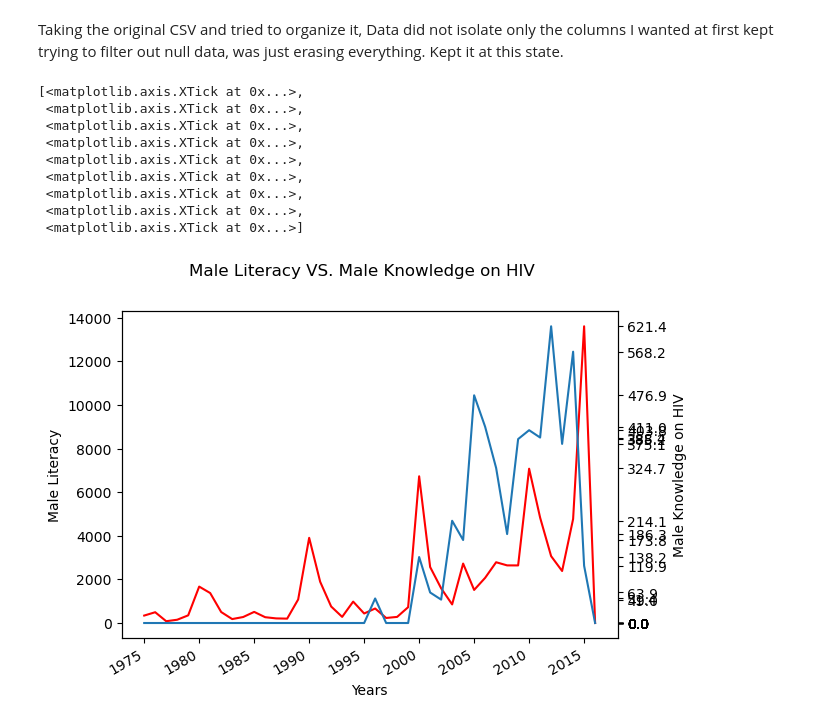
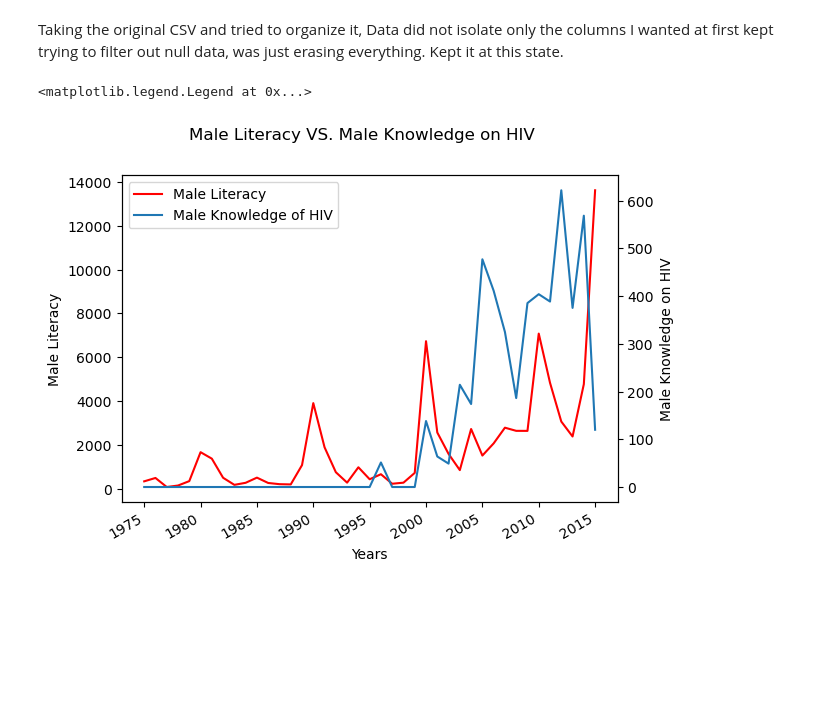
Before and after one commit to GreeneKP/helth_is_cool_eda, a Jupyter notebook: data/dualaxis.ipynb, the cells around one changed output. Cells and saved outputs as stored; diff of their text form; code cells hidden in the pictures; blank space fills up the shorter version.

```diff
--- a/data/dualaxis.ipynb
+++ b/data/dualaxis.ipynb
@@ -6,6 +6,6 @@ helth_df = pd.read_csv("data.csv")
 total_countries =helth_df.groupby(['Indicator Name']).sum(["1960"]).sort_values(["1960"],ascending=False)
 total_countries = total_countries.T.iloc[15:]
 only_hp_params = total_countries[['% of males ages 15-49 having comprehensive correct knowledge about HIV (2 prevent ways and reject 3 misconceptions)',
-                                  'Literacy rate, adult male (% of males ages 15 and above)','Urban population','Rural population']]
+                                  'Literacy rate, adult male (% of males ages 15 and above)','Urban population','Rural population']][:-1]
 # %% [markdown]
 Basic Template for a possible dual axis chart that I stole (kinda).
@@ -43,38 +14,32 @@ Taking the original CSV and tried to organize it, Data did not isolate only the
 # %%
 #Creating a separate list for each axis. getting the data from the DF.
 knowledge = only_hp_params['% of males ages 15-49 having comprehensive correct knowledge about HIV (2 prevent ways and reject 3 misconceptions)'].tolist()
 male_literacy = only_hp_params['Literacy rate, adult male (% of males ages 15 and above)'].tolist()
 years = only_hp_params.index.tolist()
 
 #create a figure and the main plot
 fig, ax = plt.subplots()
 fig.autofmt_xdate()
 fig.suptitle('Male Literacy VS. Male Knowledge on HIV')
 
 #Create the X axis and left Y axis.
 ax.plot(years, male_literacy,color='red', label='Male Literacy')
 ax.set_ylabel('Male Literacy')
 ax.set_xlabel('Years')
+ax.set_xticks(list(range(0,len(years)+1,5)))
 
 #Create the right Y axis.
 ax_twin = ax.twinx()
 ax_twin.plot(years, knowledge, label='Male Knowledge of HIV')
 ax_twin.set_ylabel('Male Knowledge on HIV')
 ax_twin.set_yticks(knowledge)
+ax_twin.set_yticks(list(range(0, len(knowledge)+1,10)))
+ax_twin.set_yscale('linear')
 
 #Create legends.
 h1, l1 = ax.get_legend_handles_labels()
 h2, l2 = ax_twin.get_legend_handles_labels()
-
-ax.set_xticks(list(range(0,len(years)+1,5)))
+ax.legend(h1+h2, l1+l2, loc=2)
 # %% [output]
-[<matplotlib.axis.XTick at 0x...>,
- <matplotlib.axis.XTick at 0x...>,
- <matplotlib.axis.XTick at 0x...>,
- <matplotlib.axis.XTick at 0x...>,
- <matplotlib.axis.XTick at 0x...>,
- <matplotlib.axis.XTick at 0x...>,
- <matplotlib.axis.XTick at 0x...>,
- <matplotlib.axis.XTick at 0x...>,
- <matplotlib.axis.XTick at 0x...>]
+<matplotlib.legend.Legend at 0x...>
-[figure, old version]
+[figure, new version]
```
Also changed, not shown: parts of 1 cell of this notebook.
